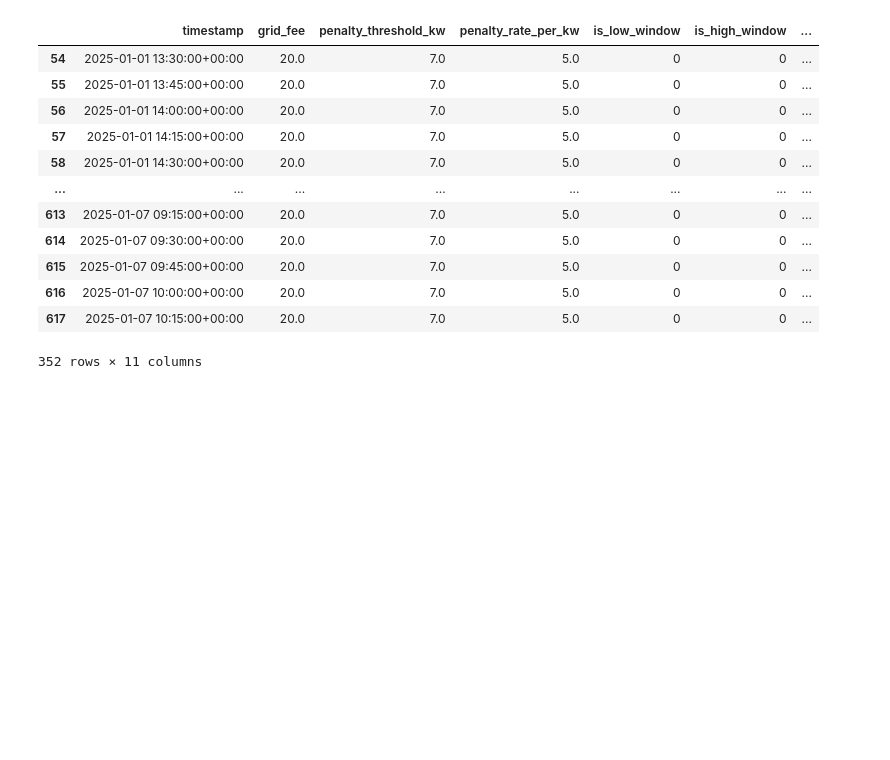
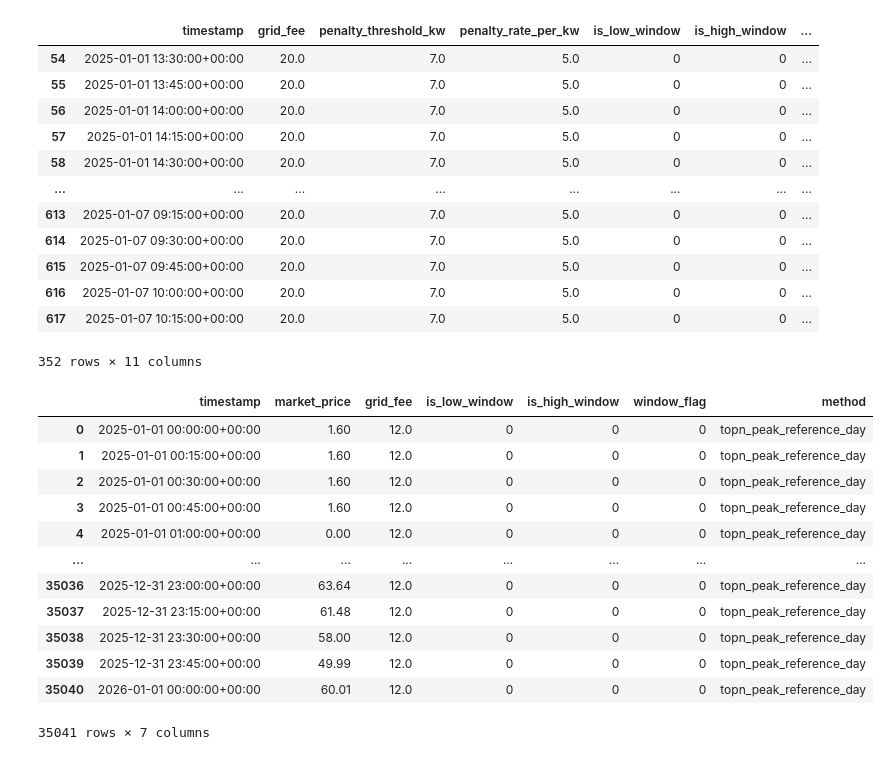
Before and after one commit to simu-flex-lokal/grid-fee-ts-generator, a Jupyter notebook: notebooks/time_window_dynamic_grid_fee.ipynb, the cells around one changed output. Cells and saved outputs as stored; diff of their text form; code cells hidden in the pictures; blank space fills up the shorter version.

Commit message:
added excel-based method parametrization

```diff
--- a/notebooks/time_window_dynamic_grid_fee.ipynb
+++ b/notebooks/time_window_dynamic_grid_fee.ipynb
@@ -574,3 +574,26 @@ subscription_fee[subscription_fee["power_kw"]>subscription_result["penalty_thres
 | 616 | 2025-01-07 10:00:00+00:00 | 20.0 | 7.0 | 5.0 | 0 | 0 | ... |
 | 617 | 2025-01-07 10:15:00+00:00 | 20.0 | 7.0 | 5.0 | 0 | 0 | ... |
 352 rows × 11 columns
+# %%
+from grid_fee import load_methods_config_from_excel, create_methods_from_config, generate_grid_fee_timeseries
+
+config = load_methods_config_from_excel("../examples/method_config.xlsx")
+methods = create_methods_from_config(config)
+
+result = generate_grid_fee_timeseries(df, signal_column="market_price", method=methods["topn_peak_reference_day"])
+# %%
+result
+# %% [output]
+|  | timestamp | market_price | grid_fee | is_low_window | is_high_window | window_flag | method |
+| 0 | 2025-01-01 00:00:00+00:00 | 1.60 | 12.0 | 0 | 0 | 0 | topn_peak_reference_day |
+| 1 | 2025-01-01 00:15:00+00:00 | 1.60 | 12.0 | 0 | 0 | 0 | topn_peak_reference_day |
+| 2 | 2025-01-01 00:30:00+00:00 | 1.60 | 12.0 | 0 | 0 | 0 | topn_peak_reference_day |
+| 3 | 2025-01-01 00:45:00+00:00 | 1.60 | 12.0 | 0 | 0 | 0 | topn_peak_reference_day |
+| 4 | 2025-01-01 01:00:00+00:00 | 0.00 | 12.0 | 0 | 0 | 0 | topn_peak_reference_day |
+| ... | ... | ... | ... | ... | ... | ... | ... |
+| 35036 | 2025-12-31 23:00:00+00:00 | 63.64 | 12.0 | 0 | 0 | 0 | topn_peak_reference_day |
+| 35037 | 2025-12-31 23:15:00+00:00 | 61.48 | 12.0 | 0 | 0 | 0 | topn_peak_reference_day |
+| 35038 | 2025-12-31 23:30:00+00:00 | 58.00 | 12.0 | 0 | 0 | 0 | topn_peak_reference_day |
+| 35039 | 2025-12-31 23:45:00+00:00 | 49.99 | 12.0 | 0 | 0 | 0 | topn_peak_reference_day |
+| 35040 | 2026-01-01 00:00:00+00:00 | 60.01 | 12.0 | 0 | 0 | 0 | topn_peak_reference_day |
+35041 rows × 7 columns
```
Also changed, not shown: 7 other files.
